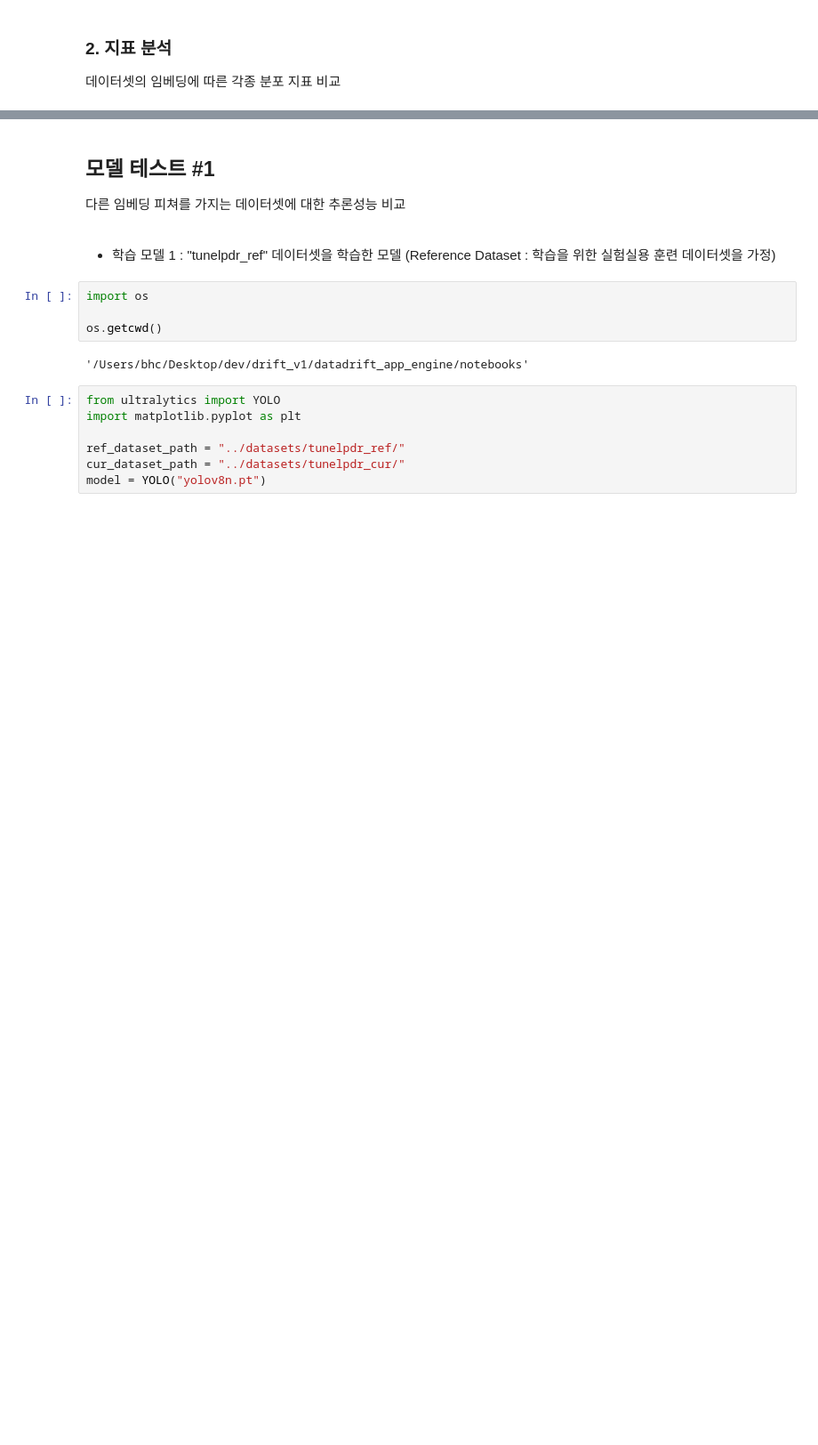
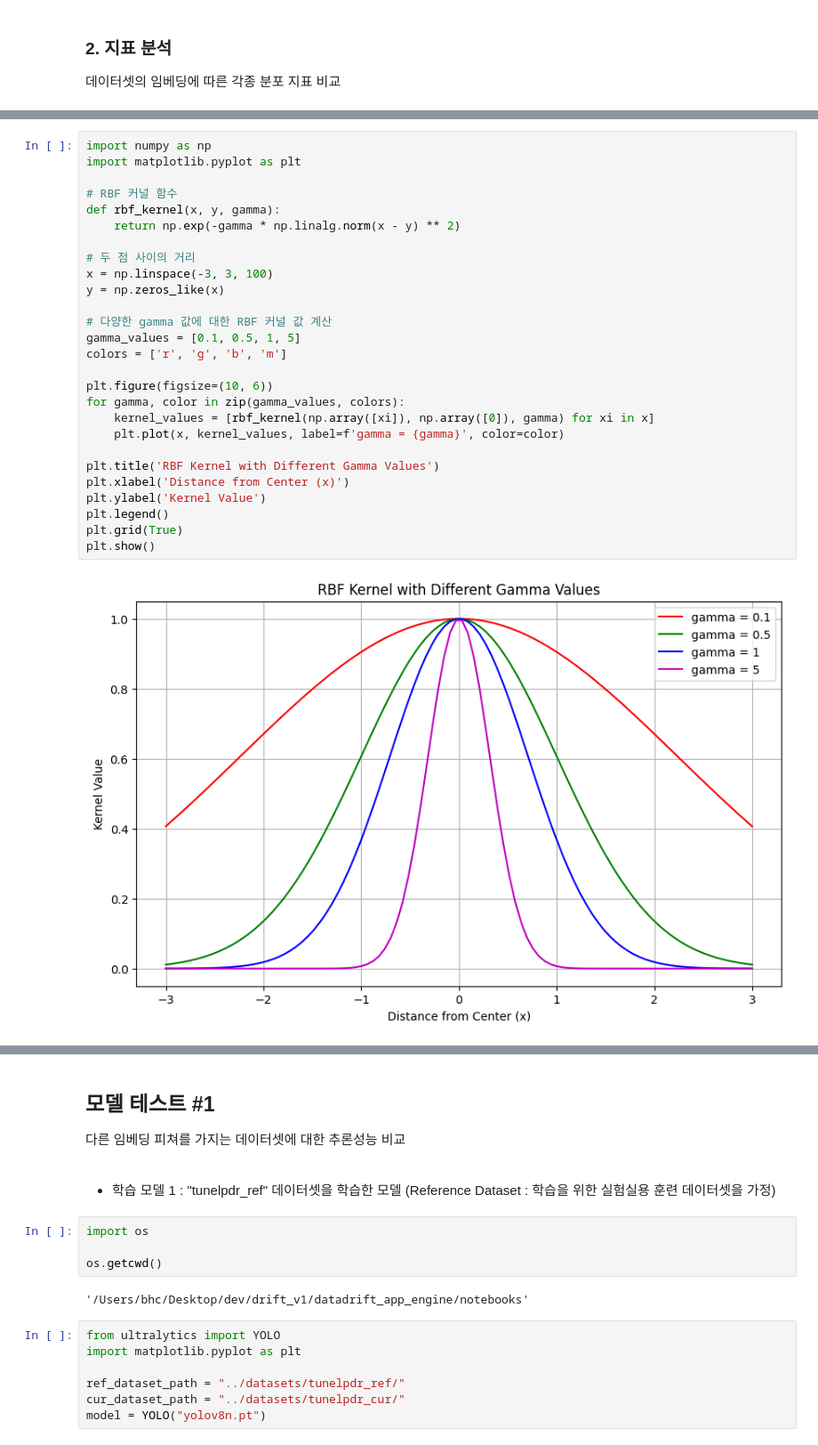
Before and after one commit to againeureka/datadrift_app_engine, a Jupyter notebook: notebooks/LPDR_TuneTest.ipynb, the cells around one changed output, grey strips where cells are left out. Shown at 89% size. Drawn from its saved outputs; the diff is of its cells as text; blank space fills up the shorter version.

```diff
--- a/notebooks/LPDR_TuneTest.ipynb
+++ b/notebooks/LPDR_TuneTest.ipynb
@@ -466,0 +500,29 @@ session = fo.launch_app(merged_dataset)
+# %%
+import numpy as np
+import matplotlib.pyplot as plt
+
+# RBF 커널 함수
+def rbf_kernel(x, y, gamma):
+    return np.exp(-gamma * np.linalg.norm(x - y) ** 2)
+
+# 두 점 사이의 거리
+x = np.linspace(-3, 3, 100)
+y = np.zeros_like(x)
+
+# 다양한 gamma 값에 대한 RBF 커널 값 계산
+gamma_values = [0.1, 0.5, 1, 5]
+colors = ['r', 'g', 'b', 'm']
+
+plt.figure(figsize=(10, 6))
+for gamma, color in zip(gamma_values, colors):
+    kernel_values = [rbf_kernel(np.array([xi]), np.array([0]), gamma) for xi in x]
+    plt.plot(x, kernel_values, label=f'gamma = {gamma}', color=color)
+
+plt.title('RBF Kernel with Different Gamma Values')
+plt.xlabel('Distance from Center (x)')
+plt.ylabel('Kernel Value')
+plt.legend()
+plt.grid(True)
+plt.show()
+# %% [output]
+[figure, added]
```
Also changed, not shown: parts of 6 cells of this notebook.
